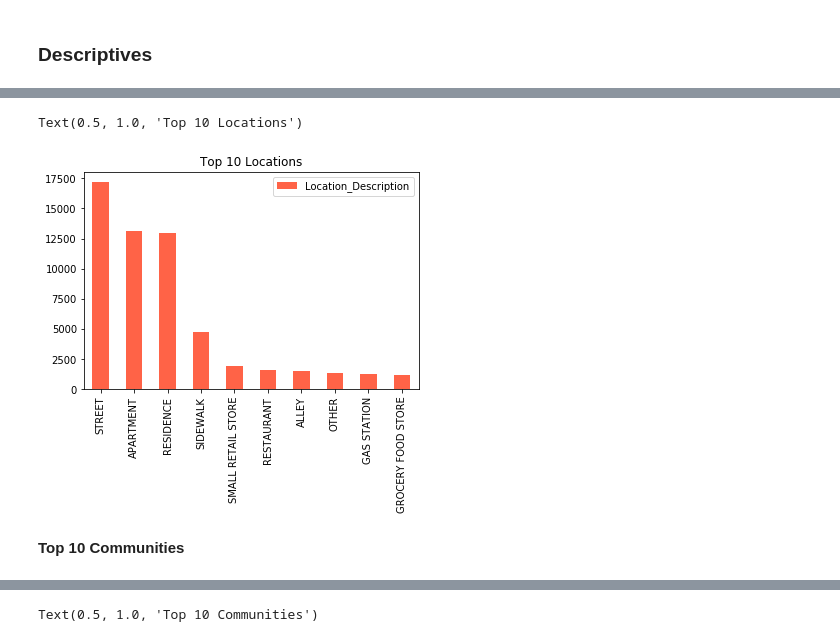
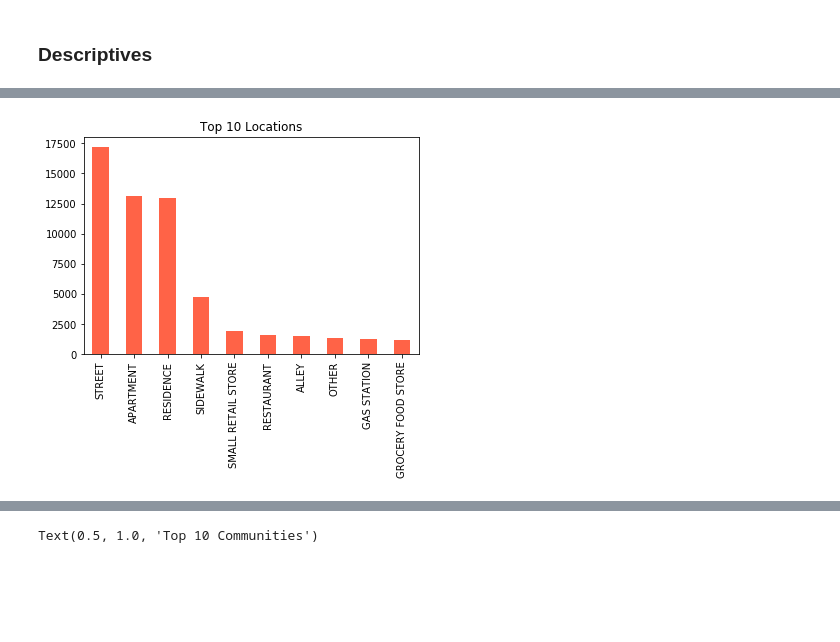
Before and after one commit to meghutch/Chicago_Crimes, a Jupyter notebook: Chicago_Crime_Analysis.ipynb, the cells around one changed output, grey strips where cells are left out. Saved outputs shown, nothing was run; the diff lists cells and outputs as text; code cells hidden in the pictures; blank space fills up the shorter version.

```diff
--- a/Chicago_Crime_Analysis.ipynb
+++ b/Chicago_Crime_Analysis.ipynb
@@ -326,14 +329,12 @@ Text(0.5, 1.0, 'Top 10 Crimes')
 # %%
 crime_df10 = crime_model.Location_Description.value_counts()
 crime_df10 = crime_df10.head(10)
 
 crime_df10 = pd.DataFrame(crime_df10)
 
 plt1 = crime_df10.plot(kind="bar", color = "tomato")
 plt1.tick_params(axis="x", labelsize = 10, labelrotation = 90)
 plt1.set_title("Top 10 Locations")
+plt1.get_legend().remove()
 # %% [output]
-Text(0.5, 1.0, 'Top 10 Locations')
-[figure, old version]
+[figure, new version]
-# %% [markdown]
-**Top 10 Communities**
```
Also changed, not shown: parts of 17 cells of this notebook.
